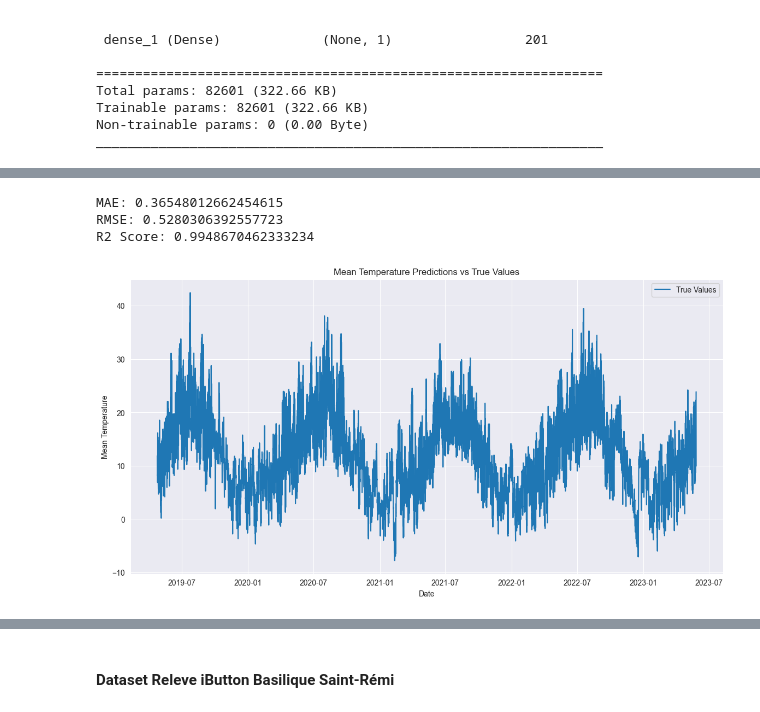
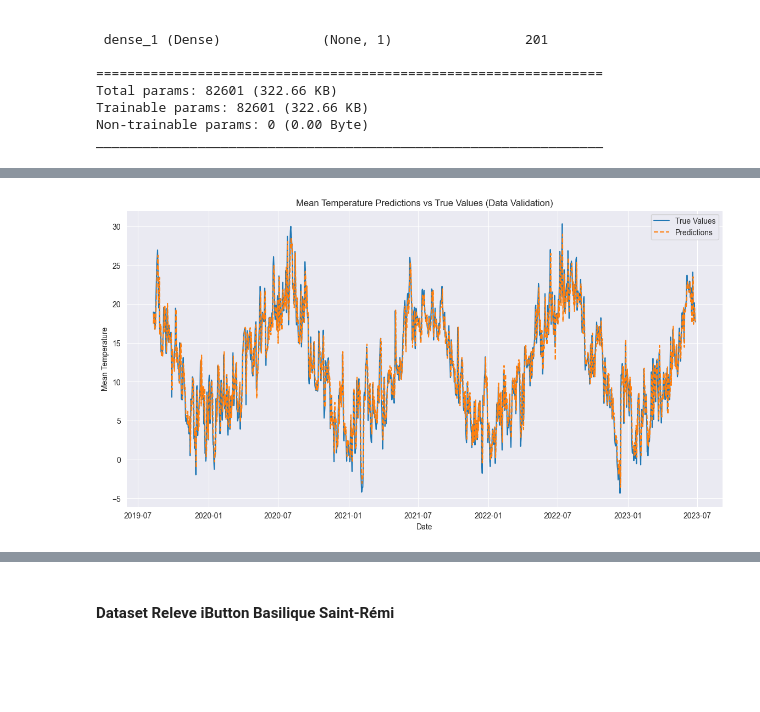
Before and after one commit to kubit07/data_analyse_DRIAS, a Jupyter notebook: bidirectional_lstm_model.ipynb, the cells around one changed output, grey strips where cells are left out. Saved outputs shown, nothing was run; the diff lists cells and outputs as text; code cells hidden in the pictures; blank space fills up the shorter version.

```diff
--- a/bidirectional_lstm_model.ipynb
+++ b/bidirectional_lstm_model.ipynb
@@ -161,7 +161,7 @@ def predict_and_inverse_transform(model, X, y, target_transformer):
     y_pred_inv = target_transformer.inverse_transform(y_pred)
 
     # Reshape puis inversion de la transformation des vraies valeurs
-    y_val = y_val.reshape(-1, 1)
+    y = y.reshape(-1, 1)
     y_val_inv = target_transformer.inverse_transform(y)
 
     return y_pred_inv, y_val_inv
@@ -410,6 +410,6 @@ X_data_prunay_train, y_data_prunay_train = create_dataset(dl_train_data_prunay,
 X_data_prunay_val, y_data_prunay_val = create_dataset(dl_val_data_prunay, dl_val_data_prunay['2m_Temperature_C'], sequence_length)
 X_data_prunay_test, y_data_prunay_test = create_dataset(dl_test_data_prunay, dl_test_data_prunay['2m_Temperature_C'], sequence_length)
 # %%
-model_data_prunay, history_data_prunay, val_loss_data_prunay = build_and_train_bilstm(X_data_prunay_train, y_data_prunay_train, X_data_prunay_val, y_data_prunay_val, sequence_length , units=100, epochs=50, batch_size=16)
+model_data_prunay, history_data_prunay, val_loss_data_prunay = build_and_train_bilstm(X_data_prunay_train, y_data_prunay_train, X_data_prunay_val, y_data_prunay_val, sequence_length , units=100, epochs=50, batch_size=8)
 # %% [output]
 Epoch 1/50
@@ -450,9 +465,4 @@ _________________________________________________________________
 # %%
-# Make predictions
-bilstm_data_prunay_pred = model_data_prunay.predict(X_data_prunay_val)
-bilstm_data_prunay_pred = target_transformer_data_prunay.inverse_transform(bilstm_data_prunay_pred)  # Inverse transform to original scale
-
-# Inverse transform the true values for comparison
-y_data_prunay_val = y_data_prunay_val.reshape(-1, 1)
-y_data_prunay_val = target_transformer_data_prunay.inverse_transform(y_data_prunay_val)
+# Make predictions data train
+y_pred_inv, y_val_inv = predict_and_inverse_transform(model_data_prunay, X_data_prunay_val, y_data_prunay_val, target_transformer_data_prunay)
 # %% [output]
@@ -460,26 +494,12 @@ y_data_prunay_val = target_transformer_data_prunay.inverse_transform(y_data_prun
 # %%
-# Calculate MAE, RMSE and R2 scores
-mae = mean_absolute_error(y_data_prunay_val, bilstm_data_prunay_pred)
-rmse = np.sqrt(mean_squared_error(y_data_prunay_val, bilstm_data_prunay_pred))
-r2 = r2_score(y_data_prunay_val, bilstm_data_prunay_pred)
-
-
-print(f'MAE: {mae}')
-print(f'RMSE: {rmse}')
-print(f'R2 Score: {r2}')
-
-
-# Plot the results
+# Plot the results Data Validation
 plt.figure(figsize=(14, 7))
-plt.plot(data_prunay.index[len(y_data_prunay_train): len(y_data_prunay_train) + len(y_data_prunay_val)], y_data_prunay_val, label='True Values')
-#plt.plot(data_prunay.index[len(y_data_prunay_train): len(y_data_prunay_train) + len(y_data_prunay_val)], bilstm_data_prunay_pred, label='Predictions', linestyle='dashed')
+plt.plot(data_prunay.index[len(y_data_prunay_train): len(y_data_prunay_train) + len(y_data_prunay_val)], y_val_inv, label='True Values')
+plt.plot(data_prunay.index[len(y_data_prunay_train): len(y_data_prunay_train) + len(y_data_prunay_val)], y_pred_inv, label='Predictions', linestyle='dashed')
 plt.xlabel('Date')
 plt.ylabel('Mean Temperature')
-plt.title('Mean Temperature Predictions vs True Values')
+plt.title('Mean Temperature Predictions vs True Values (Data Validation)')
 plt.legend()
 plt.show()
 # %% [output]
-MAE: 0.36548012662454615
-RMSE: 0.5280306392557723
-R2 Score: 0.9948670462333234
-[figure, old version]
+[figure, new version]
```
Also changed, not shown: parts of 14 cells of this notebook.
